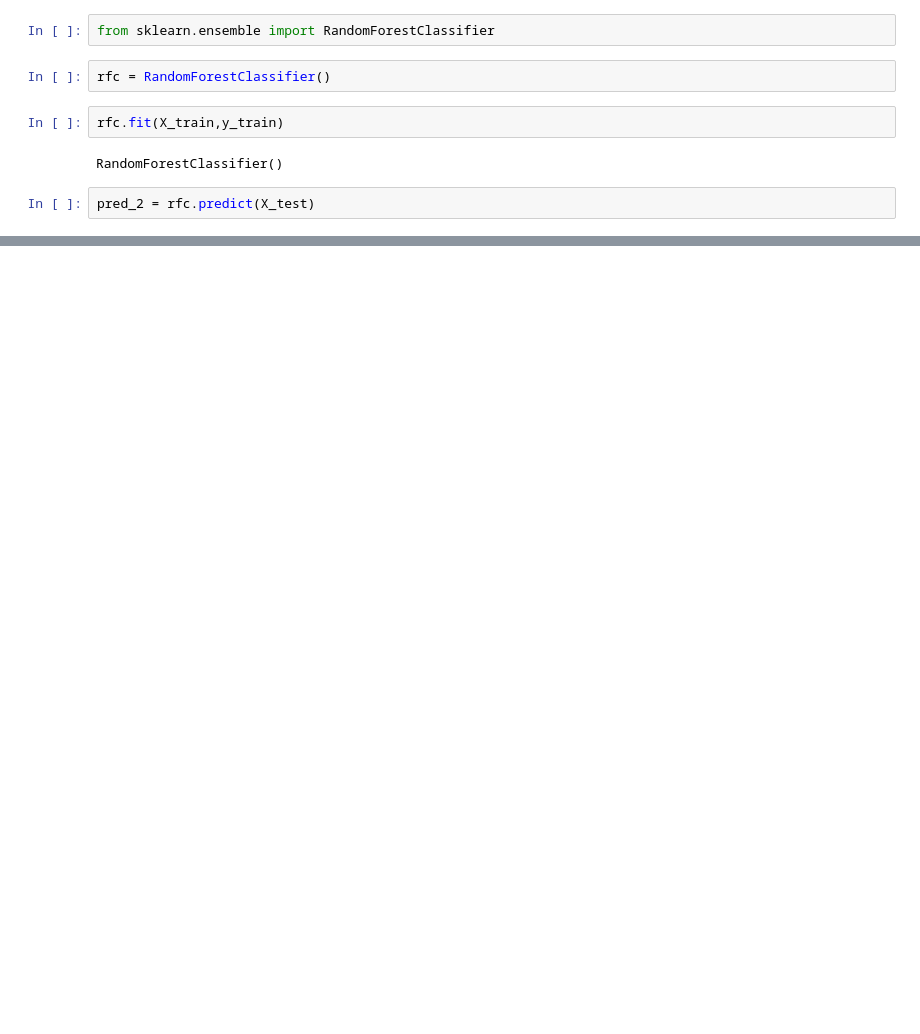
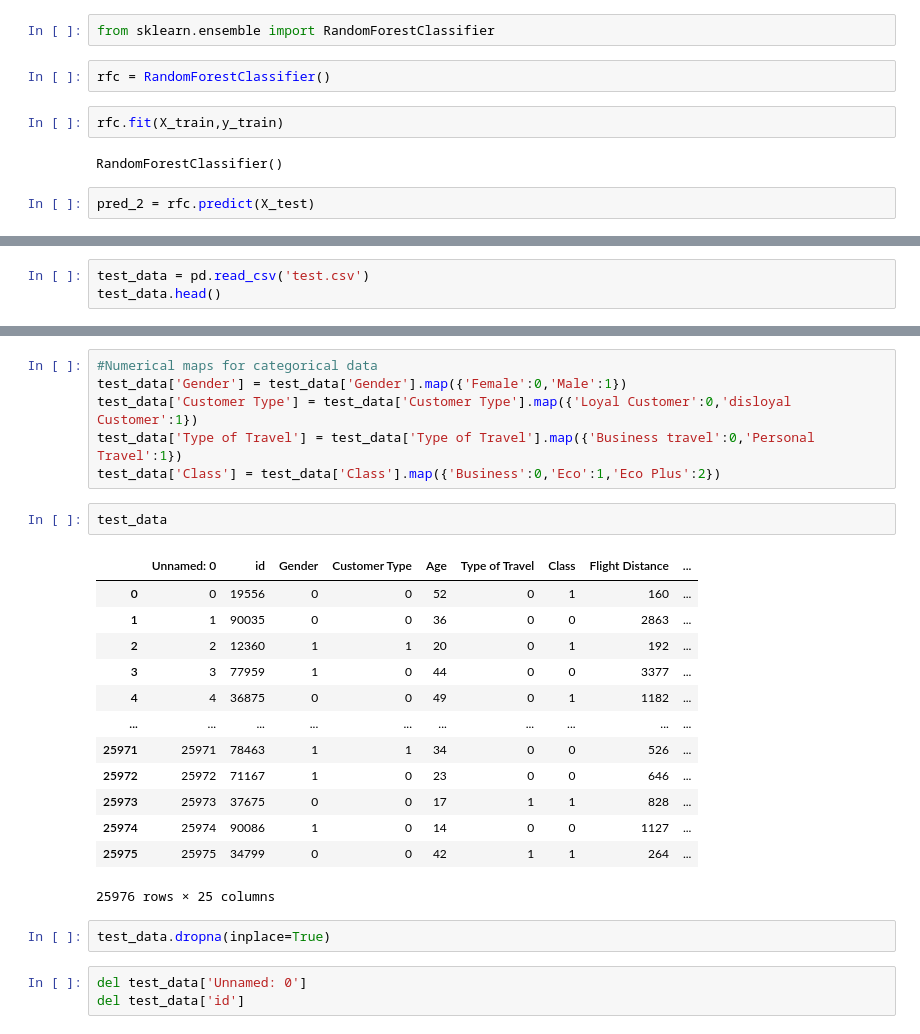
Before and after one commit to Sojiknight/ML-, a Jupyter notebook: Decision Trees and Random Forests.ipynb, the cells around one changed output, grey strips where cells are left out. Cells and saved outputs as stored; diff of their text form; blank space fills up the shorter version.

```diff
--- a/Decision Trees and Random Forests.ipynb
+++ b/Decision Trees and Random Forests.ipynb
@@ -336,0 +472,3 @@ weighted avg       0.76      0.84      0.77      2874
+# %%
+test_data = pd.read_csv('test.csv')
+test_data.head()
@@ -336,0 +495,27 @@ weighted avg       0.76      0.84      0.77      2874
+# %%
+#Numerical maps for categorical data
+test_data['Gender'] = test_data['Gender'].map({'Female':0,'Male':1})
+test_data['Customer Type'] = test_data['Customer Type'].map({'Loyal Customer':0,'disloyal Customer':1})
+test_data['Type of Travel'] = test_data['Type of Travel'].map({'Business travel':0,'Personal Travel':1})
+test_data['Class'] = test_data['Class'].map({'Business':0,'Eco':1,'Eco Plus':2})
+# %%
+test_data
+# %% [output]
+|  | Unnamed: 0 | id | Gender | Customer Type | Age | Type of Travel | Class | Flight Distance | ... |
+| 0 | 0 | 19556 | 0 | 0 | 52 | 0 | 1 | 160 | ... |
+| 1 | 1 | 90035 | 0 | 0 | 36 | 0 | 0 | 2863 | ... |
+| 2 | 2 | 12360 | 1 | 1 | 20 | 0 | 1 | 192 | ... |
+| 3 | 3 | 77959 | 1 | 0 | 44 | 0 | 0 | 3377 | ... |
+| 4 | 4 | 36875 | 0 | 0 | 49 | 0 | 1 | 1182 | ... |
+| ... | ... | ... | ... | ... | ... | ... | ... | ... | ... |
+| 25971 | 25971 | 78463 | 1 | 1 | 34 | 0 | 0 | 526 | ... |
+| 25972 | 25972 | 71167 | 1 | 0 | 23 | 0 | 0 | 646 | ... |
+| 25973 | 25973 | 37675 | 0 | 0 | 17 | 1 | 1 | 828 | ... |
+| 25974 | 25974 | 90086 | 1 | 0 | 14 | 0 | 0 | 1127 | ... |
+| 25975 | 25975 | 34799 | 0 | 0 | 42 | 1 | 1 | 264 | ... |
+25976 rows × 25 columns
+# %%
+test_data.dropna(inplace=True)
+# %%
+del test_data['Unnamed: 0']
+del test_data['id']
```
Also changed, not shown: parts of 43 cells of this notebook.
